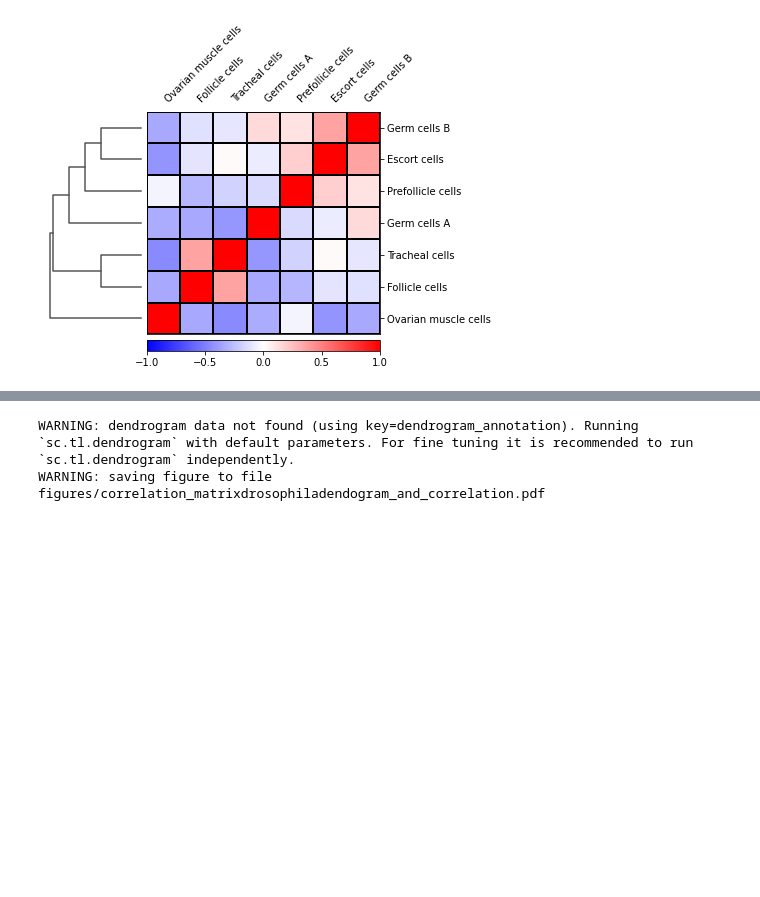
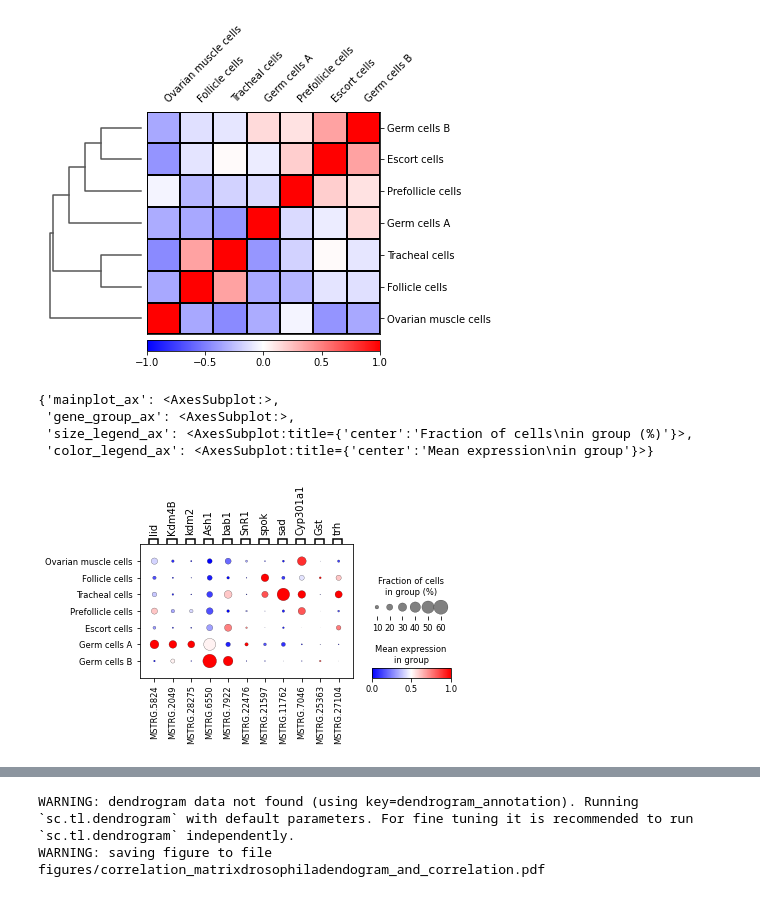
Before and after one commit to Melkrewi/Artemia-snRNAseq-Project, a Jupyter notebook: Marker_plotting/Marker_plotting.ipynb, the cells around one changed output, grey strips where cells are left out. Saved outputs shown, nothing was run; the diff lists cells and outputs as text; code cells hidden in the pictures; blank space fills up the shorter version.

```diff
--- a/Marker_plotting/Marker_plotting.ipynb
+++ b/Marker_plotting/Marker_plotting.ipynb
@@ -165,3 +190,12 @@ sc.pl.correlation_matrix(artemia_2,groupby='new_clusters',save='dendogram_and_co
 WARNING: dendrogram data not found (using key=dendrogram_new_clusters). Running `sc.tl.dendrogram` with default parameters. For fine tuning it is recommended to run `sc.tl.dendrogram` independently.
 WARNING: saving figure to file figures/correlation_matrixdendogram_and_correlation.pdf
 [figure]
+# %%
+demytheles={'lid':'MSTRG.5824','Kdm4B':'MSTRG.2049','kdm2':'MSTRG.28275','Ash1':'MSTRG.6550','bab1':'MSTRG.7922','SnR1':'MSTRG.22476','spok':'MSTRG.21597','sad':'MSTRG.11762','Cyp301a1':'MSTRG.7046','Gst':'MSTRG.25363','trh':'MSTRG.27104'}
+sc.pl.dotplot(artemia_2,demytheles,'new_clusters',cmap='bwr',show=False,use_raw=False,standard_scale='var',var_group_rotation=90)
+# %% [output]
+{'mainplot_ax': <AxesSubplot:>,
+ 'gene_group_ax': <AxesSubplot:>,
+ 'size_legend_ax': <AxesSubplot:title={'center':'Fraction of cells\nin group (%)'}>,
+ 'color_legend_ax': <AxesSubplot:title={'center':'Mean expression\nin group'}>}
+[figure, added]
```
Also changed, not shown: parts of 9 cells of this notebook.
